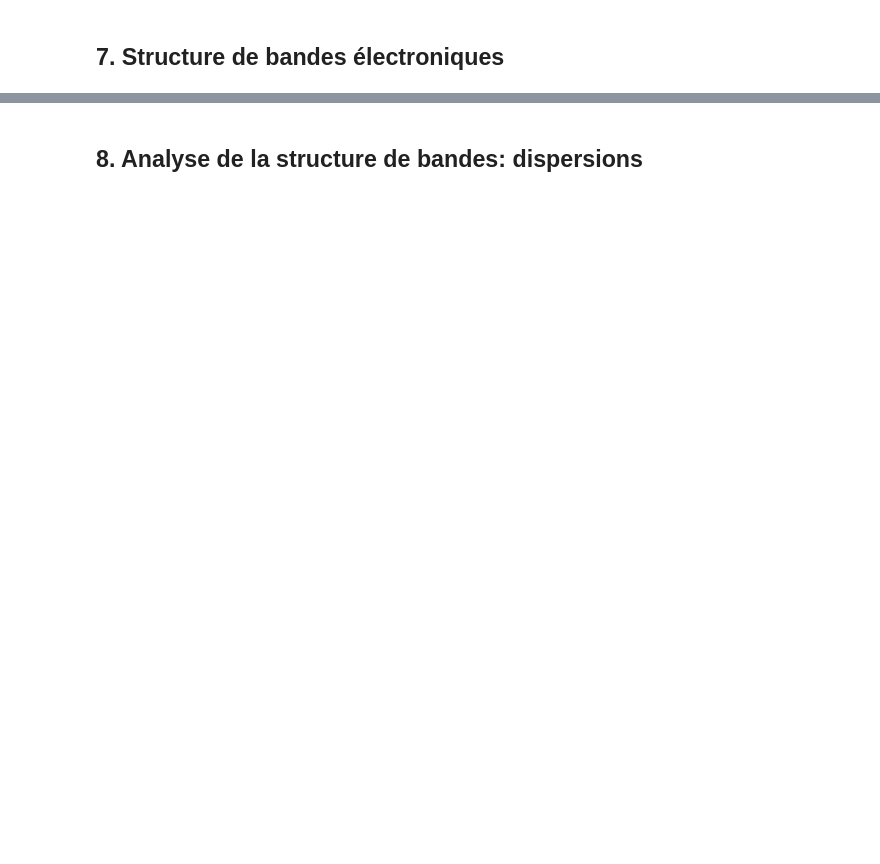
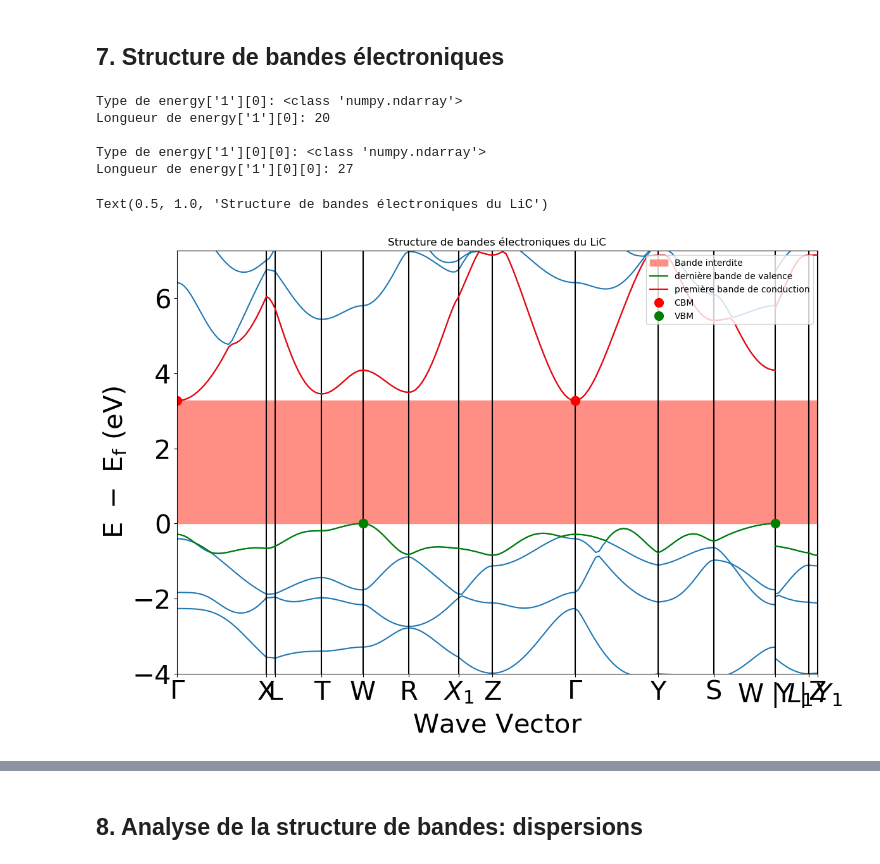
Before and after one commit to yousyou/Projet-LMAPR1492, a Jupyter notebook: notebook_materiaux.ipynb, the cells around one changed output, grey strips where cells are left out. Saved outputs shown, nothing was run; the diff lists cells and outputs as text; code cells hidden in the pictures; blank space fills up the shorter version.

```diff
--- a/notebook_materiaux.ipynb
+++ b/notebook_materiaux.ipynb
@@ -505,7 +499,7 @@ from pymatgen.electronic_structure import bandstructure
 from pymatgen.electronic_structure import plotter
 import numpy as np
 
-m = MPRester("qda0IS7aXwuItxSu10vk1FkNoy8UZQiX")
+m = MPRester("PXBFSqNjWuCbMDn152B5RsMt61dfXOLI")
 bandstructure = m.get_bandstructure_by_material_id("mp-1378")
 # %%
 #initialisation des données et variables utiles par la suite
@@ -525,35 +519,54 @@ cbmData = bandstructure.get_cbm()
 
 # on remarque que les énergies sont données par rapport à l'énergie de Fermi, d'où le zéro à 0 eV.
 # Cela explique aussi pourquoi CBM et VBM sont à des valeurs différentes de sur le graphe ,
 # alors qu'elles sont à des énergies positives et négatives respectivement par rapport à l'énergie de Fermi.
 # energy est donc : {'1': [segment0, segment1, ..., segment12]}
 # Chaque segment est lui-même une liste ou un array
 
-print("Type de energy['1'][0]:", type(energy['1'][0]))
-print("Longueur de energy['1'][0]:", len(energy['1'][0]))
-print()
-print("Type de energy['1'][0][0]:", type(energy['1'][0][0]))
-print("Longueur de energy['1'][0][0]:", len(energy['1'][0][0]))
+
 vbm_idx = list(vbmData.get('band_index').values())[0][0]
 cbm_idx = list(cbmData.get('band_index').values())[0][0]
 
 plot.get_plot()
 plt.fill_between(np.linspace(distance[0],distance[-1],500),
                  0, bandgap.get('energy'), color="#FF8E85", label = "Bande interdite")
 #plot la derniere bande de valence en vert et la premiere bande de conduction en rouge
 for i in range(len(distances)):
     plt.plot(distances[i], energy['1'][i][vbm_idx], 'g', label = "dernière bande de valence" if i == 0 else "")
     plt.plot(distances[i], energy['1'][i][cbm_idx], 'r', label = "première bande de conduction" if i == 0 else "")
 #plot les points du VBM en vert et du CBM en rouge
 cbms = data.get('cbm')
 for i in range(len(cbms)):
     (a, b) = cbms[i]
     plt.plot(a, b, 'or', markersize=10, label = "CBM" if i == 0 else "")
 
 vbms = data.get('vbm')
 for i in range(len(vbms)):
     (a, b) = vbms[i]
     plt.plot(a, b, 'og', markersize=10, label = "VBM" if i == 0 else "")
 #legende
 plt.legend(loc = "upper right")
 plt.title("Structure de bandes électroniques du LiC")
+
+print(tabulate([["Énergie de la bande interdite : ",str(bandgap.get('energy'))+" eV"],
+	            ["Bande interdite directe ? ",str(bandgap.get('direct'))],
+	            ["Transition dans la bande interdite : ",str(bandgap.get('transition'))]],
+	            headers=["",""]))
+print("Maximum de la dernière bande de valence : ")
+print(tabulate([["Bande(s) contenant le VBM : ",str(vbm_idx)],
+	            ["Énergie du VBM : ",str(vbmData.get('energy'))+" eV"],
+	            ["(sur le graphe MP (E-Efermi) : ",str(vbmData.get('energy')-bandstructure.efermi)+" eV)"]],
+	            headers=["",""]))
+print("Minimum de la première bande de conduction : ")
+print(tabulate([["Bande(s) contenant le CBM : ",str(cbm_idx)],
+	            ["Énergie du CBM : ",str(cbmData.get('energy'))+" eV"],
+	            ["(sur le graphe MP (E-Efermi) : ",str(cbmData.get('energy')-bandstructure.efermi)+" eV)"]],
+	            headers=["",""]))
+# %% [output]
+Type de energy['1'][0]: <class 'numpy.ndarray'>
+Longueur de energy['1'][0]: 20
+
+Type de energy['1'][0][0]: <class 'numpy.ndarray'>
+Longueur de energy['1'][0][0]: 27
+Text(0.5, 1.0, 'Structure de bandes électroniques du LiC')
+[figure, added]
```
Also changed, not shown: parts of 23 cells of this notebook.
